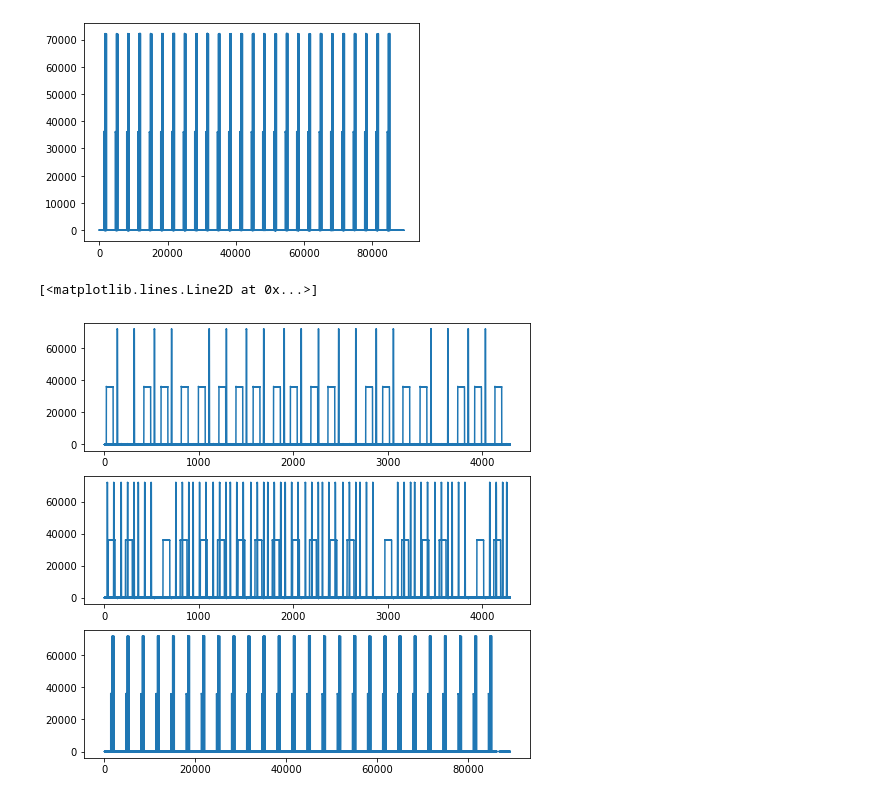
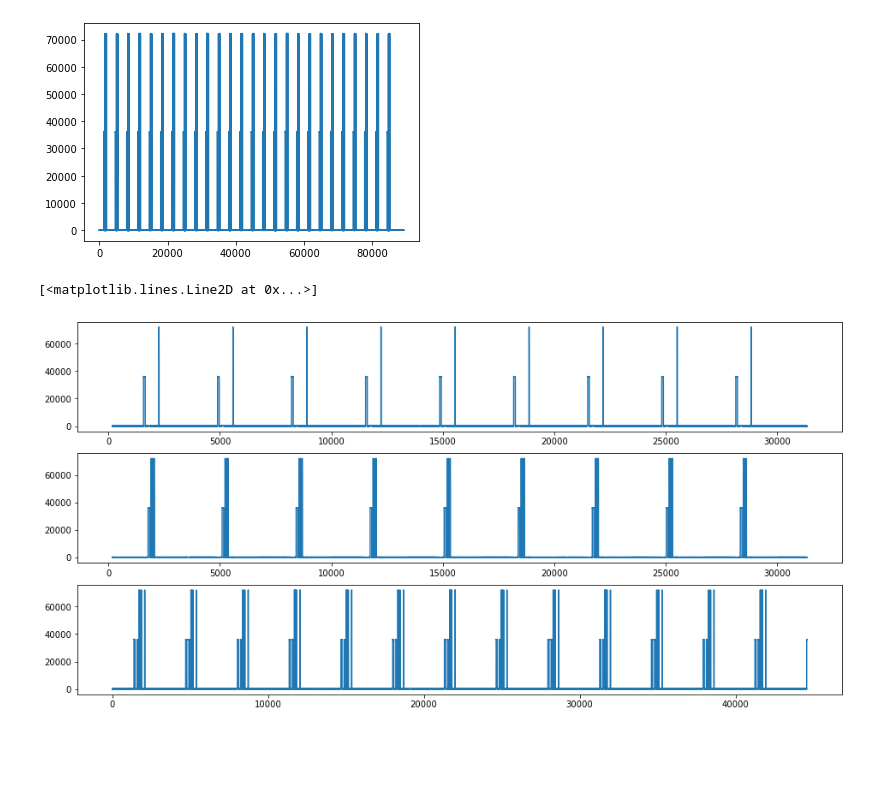
Before and after one commit to lubluchipsy/calibrovka, a Jupyter notebook: времена.ipynb, the cells around one changed output. Saved outputs shown, nothing was run; the diff lists cells and outputs as text; code cells hidden in the pictures; blank space fills up the shorter version.

```diff
--- a/времена.ipynb
+++ b/времена.ipynb
@@ -198,10 +225,10 @@ plt.plot(time_2, omega_2)
 [<matplotlib.lines.Line2D at 0x...>]
 [figure]
 # %%
-fig, axs = plt.subplots(3, figsize=(8, 8))
-axs[0].plot(time_ibl, omegaX_ibl)
-axs[1].plot(time_ibl, omegaZ_ibl)
-axs[2].plot(time_2, omega_2)
+fig, axs = plt.subplots(3, figsize=(16, 8))
+axs[0].plot(time_ibl[:len(time_ibl)//2], omegaX_ibl[:len(time_ibl)//2])
+axs[1].plot(time_ibl[:len(time_ibl)//2], omegaZ_ibl[:len(time_ibl)//2])
+axs[2].plot(time_2[:len(time_2)//2], omega_2[:len(time_2)//2])
 # %% [output]
 [<matplotlib.lines.Line2D at 0x...>]
-[figure, old version]
+[figure, new version]
```
Also changed, not shown: parts of 16 cells of this notebook.
